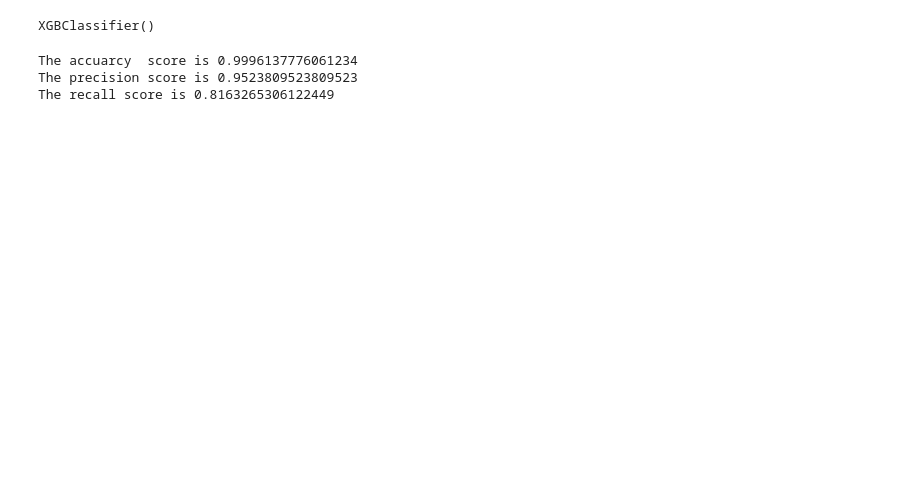
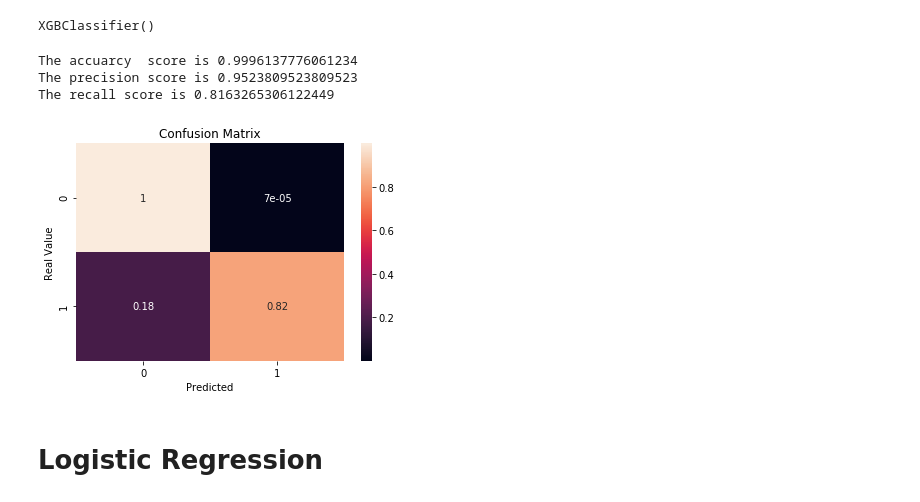
Before and after one commit to ipatel467/Credit-Card-Fraud-Detection, a Jupyter notebook: ML.ipynb, the cells around one changed output. Saved outputs shown, nothing was run; the diff lists cells and outputs as text; code cells hidden in the pictures; blank space fills up the shorter version.

```diff
--- a/ML.ipynb
+++ b/ML.ipynb
@@ -176,6 +204,20 @@ print(f'The recall score is {xgb_rec}')
 The accuarcy  score is 0.9996137776061234
 The precision score is 0.9523809523809523
 The recall score is 0.8163265306122449
+# %%
+# confusion matrix
+fig, ax = plt.subplots()
+sns.heatmap(confusion_matrix(y_test, xgb_y_preds, normalize='true'), annot=True, ax=ax)
+
+ax.set_title("Confusion Matrix")
+ax.set_ylabel("Real Value")
+ax.set_xlabel("Predicted")
+
+plt.show()
+# %% [output]
+[figure, added]
+# %% [markdown]
+# Logistic Regression
 # %%
 %%time
 
```
Also changed, not shown: parts of 13 cells of this notebook.
